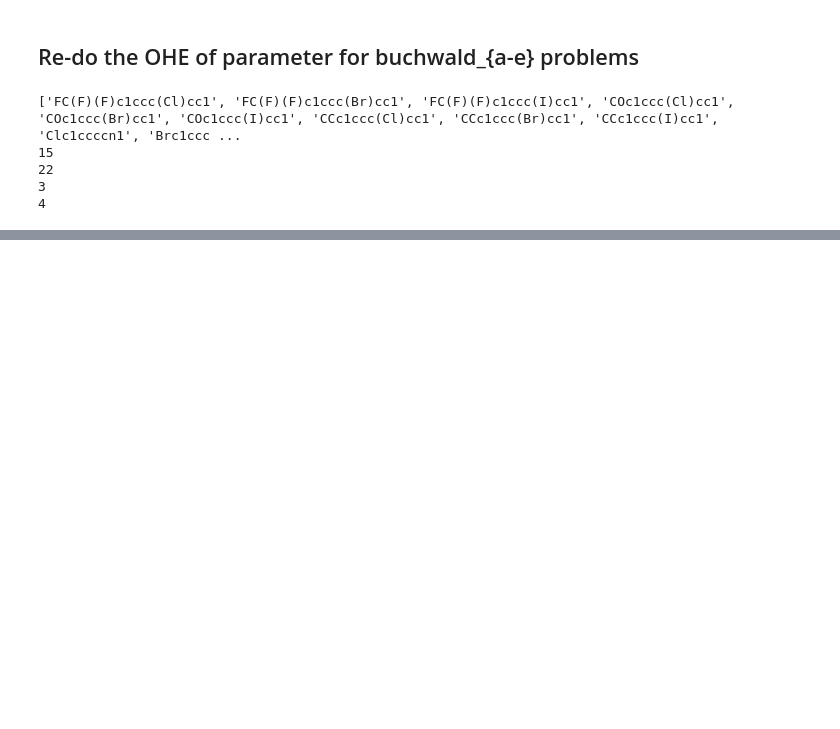
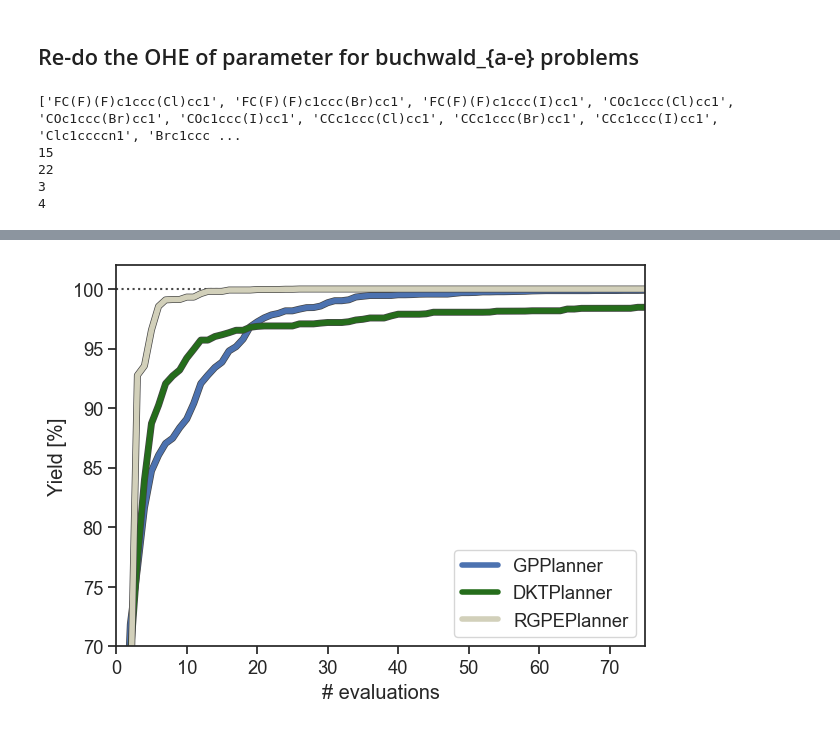
Before and after one commit to aspuru-guzik-group/atlas, a Jupyter notebook: examples/meta_learning/analysis.ipynb, the cells around one changed output, grey strips where cells are left out. Cells and saved outputs as stored; diff of their text form; code cells hidden in the pictures; blank space fills up the shorter version.

```diff
--- a/examples/meta_learning/analysis.ipynb
+++ b/examples/meta_learning/analysis.ipynb
@@ -378,0 +511,21 @@ pickle.dump(tasks_target_e, open('ae_source_tasks/source_tasks_e.pkl', 'wb'))
+# %%
+#----------
+# TARGET D
+#----------
+fig, ax = plt.subplots()
+plot_min_trace_mean(res_bo_d, color='b', maximize=True, unc=False, ax=ax, label='GPPlanner')
+plot_min_trace_mean(res_dkt_d, color='#256D1B', maximize=True, unc=False, ax=ax, label='DKTPlanner')
+plot_min_trace_mean(res_rgpe_d, color='#D2D0BA', maximize=True, unc=False, ax=ax, label='RGPEPlanner')
+ax.set_xlim(0, 75)
+ax.set_ylim(70, 102)
+
+ax.axhline(max_yield_d, c='k', ls=':', lw=1.5, alpha=0.8, zorder=1)
+
+ax.legend(loc='lower right')
+
+ax.set_xlabel('# evaluations')
+ax.set_ylabel('Yield [%]')
+
+plt.tight_layout()
+# %% [output]
+[figure, added]
```
Also changed, not shown: parts of 7 cells of this notebook.
